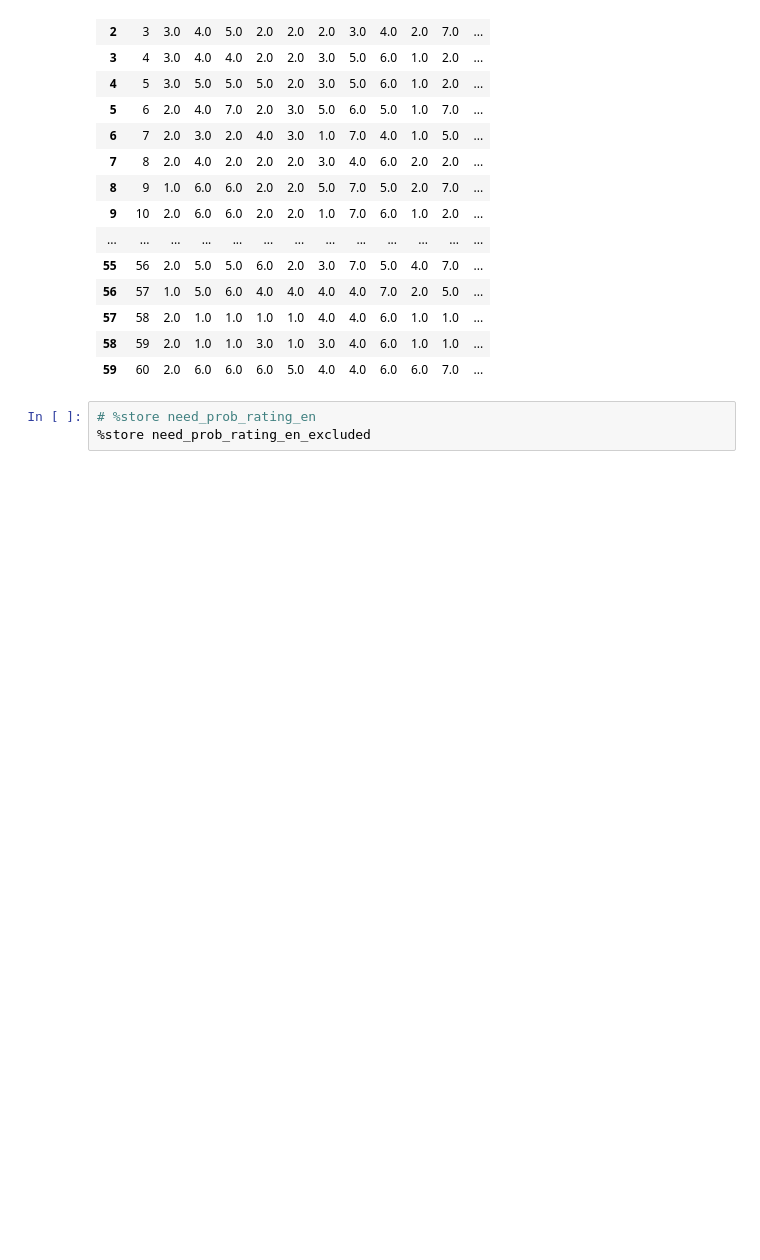
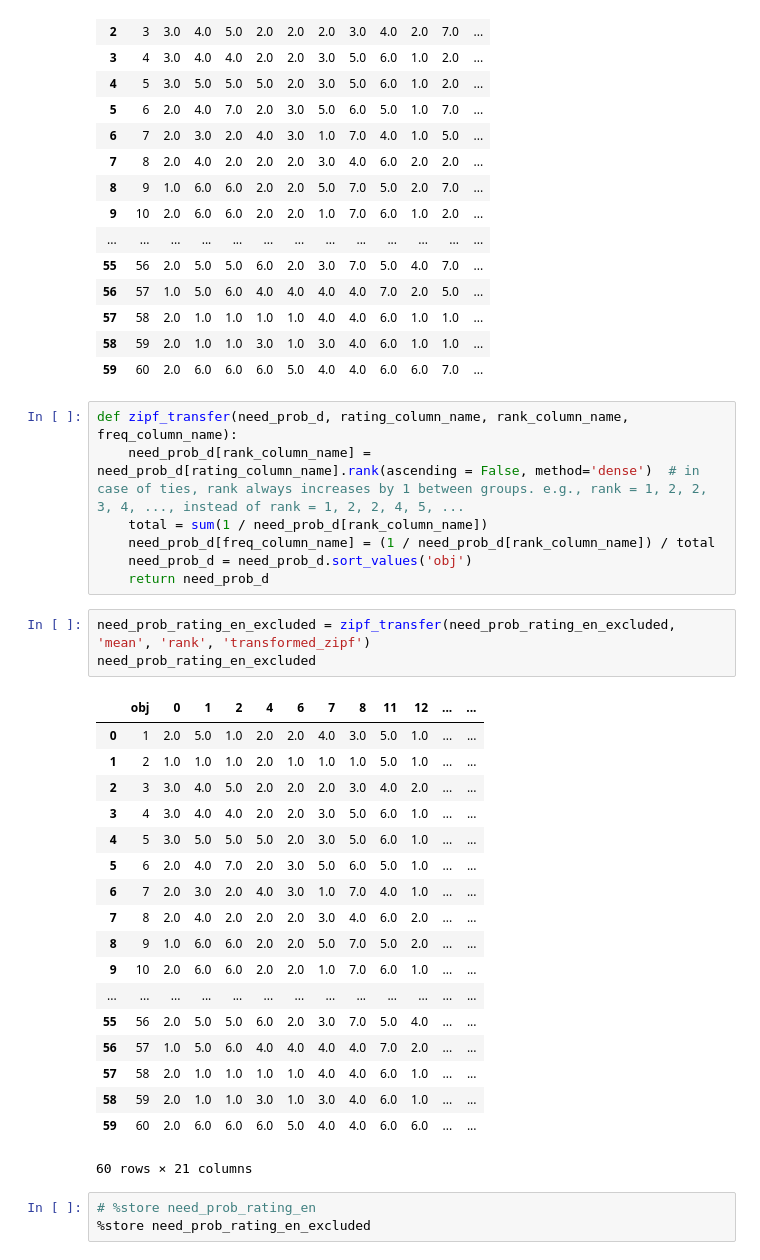
Before and after one commit to shaangao/container-public, a Jupyter notebook: 01_survey_analysis.ipynb, the cells around one changed output. Saved outputs shown, nothing was run; the diff lists cells and outputs as text; blank space fills up the shorter version.

```diff
--- a/01_survey_analysis.ipynb
+++ b/01_survey_analysis.ipynb
@@ -127,6 +127,35 @@ need_prob_rating_en_excluded
 | 57 | 58 | 2.0 | 1.0 | 1.0 | 1.0 | 1.0 | 4.0 | 4.0 | 6.0 | 1.0 | 1.0 | ... |
 | 58 | 59 | 2.0 | 1.0 | 1.0 | 3.0 | 1.0 | 3.0 | 4.0 | 6.0 | 1.0 | 1.0 | ... |
 | 59 | 60 | 2.0 | 6.0 | 6.0 | 6.0 | 5.0 | 4.0 | 4.0 | 6.0 | 6.0 | 7.0 | ... |
+# %%
+def zipf_transfer(need_prob_d, rating_column_name, rank_column_name, freq_column_name):
+    need_prob_d[rank_column_name] = need_prob_d[rating_column_name].rank(ascending = False, method='dense')  # in case of ties, rank always increases by 1 between groups. e.g., rank = 1, 2, 2, 3, 4, ..., instead of rank = 1, 2, 2, 4, 5, ...
+    total = sum(1 / need_prob_d[rank_column_name])
+    need_prob_d[freq_column_name] = (1 / need_prob_d[rank_column_name]) / total
+    need_prob_d = need_prob_d.sort_values('obj')
+    return need_prob_d
+# %%
+need_prob_rating_en_excluded = zipf_transfer(need_prob_rating_en_excluded, 'mean', 'rank', 'transformed_zipf')
+need_prob_rating_en_excluded
+# %% [output]
+|  | obj | 0 | 1 | 2 | 4 | 6 | 7 | 8 | 11 | 12 | ... | ... |
+| 0 | 1 | 2.0 | 5.0 | 1.0 | 2.0 | 2.0 | 4.0 | 3.0 | 5.0 | 1.0 | ... | ... |
+| 1 | 2 | 1.0 | 1.0 | 1.0 | 2.0 | 1.0 | 1.0 | 1.0 | 5.0 | 1.0 | ... | ... |
+| 2 | 3 | 3.0 | 4.0 | 5.0 | 2.0 | 2.0 | 2.0 | 3.0 | 4.0 | 2.0 | ... | ... |
+| 3 | 4 | 3.0 | 4.0 | 4.0 | 2.0 | 2.0 | 3.0 | 5.0 | 6.0 | 1.0 | ... | ... |
+| 4 | 5 | 3.0 | 5.0 | 5.0 | 5.0 | 2.0 | 3.0 | 5.0 | 6.0 | 1.0 | ... | ... |
+| 5 | 6 | 2.0 | 4.0 | 7.0 | 2.0 | 3.0 | 5.0 | 6.0 | 5.0 | 1.0 | ... | ... |
+| 6 | 7 | 2.0 | 3.0 | 2.0 | 4.0 | 3.0 | 1.0 | 7.0 | 4.0 | 1.0 | ... | ... |
+| 7 | 8 | 2.0 | 4.0 | 2.0 | 2.0 | 2.0 | 3.0 | 4.0 | 6.0 | 2.0 | ... | ... |
+| 8 | 9 | 1.0 | 6.0 | 6.0 | 2.0 | 2.0 | 5.0 | 7.0 | 5.0 | 2.0 | ... | ... |
+| 9 | 10 | 2.0 | 6.0 | 6.0 | 2.0 | 2.0 | 1.0 | 7.0 | 6.0 | 1.0 | ... | ... |
+| ... | ... | ... | ... | ... | ... | ... | ... | ... | ... | ... | ... | ... |
+| 55 | 56 | 2.0 | 5.0 | 5.0 | 6.0 | 2.0 | 3.0 | 7.0 | 5.0 | 4.0 | ... | ... |
+| 56 | 57 | 1.0 | 5.0 | 6.0 | 4.0 | 4.0 | 4.0 | 4.0 | 7.0 | 2.0 | ... | ... |
+| 57 | 58 | 2.0 | 1.0 | 1.0 | 1.0 | 1.0 | 4.0 | 4.0 | 6.0 | 1.0 | ... | ... |
+| 58 | 59 | 2.0 | 1.0 | 1.0 | 3.0 | 1.0 | 3.0 | 4.0 | 6.0 | 1.0 | ... | ... |
+| 59 | 60 | 2.0 | 6.0 | 6.0 | 6.0 | 5.0 | 4.0 | 4.0 | 6.0 | 6.0 | ... | ... |
+60 rows × 21 columns
 # %%
 # %store need_prob_rating_en
 %store need_prob_rating_en_excluded
```
Also changed, not shown: parts of 1 cell of this notebook, 4 other files.
